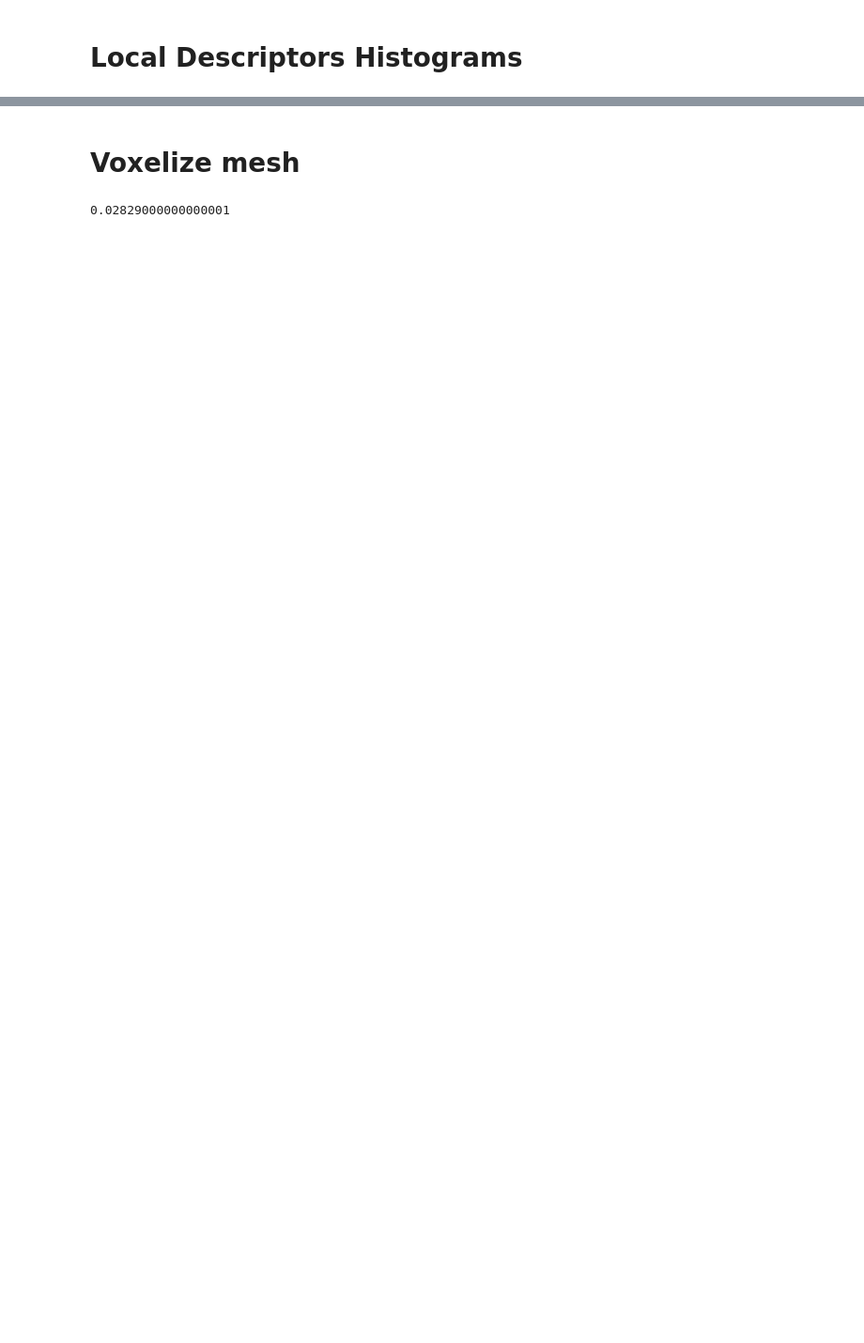
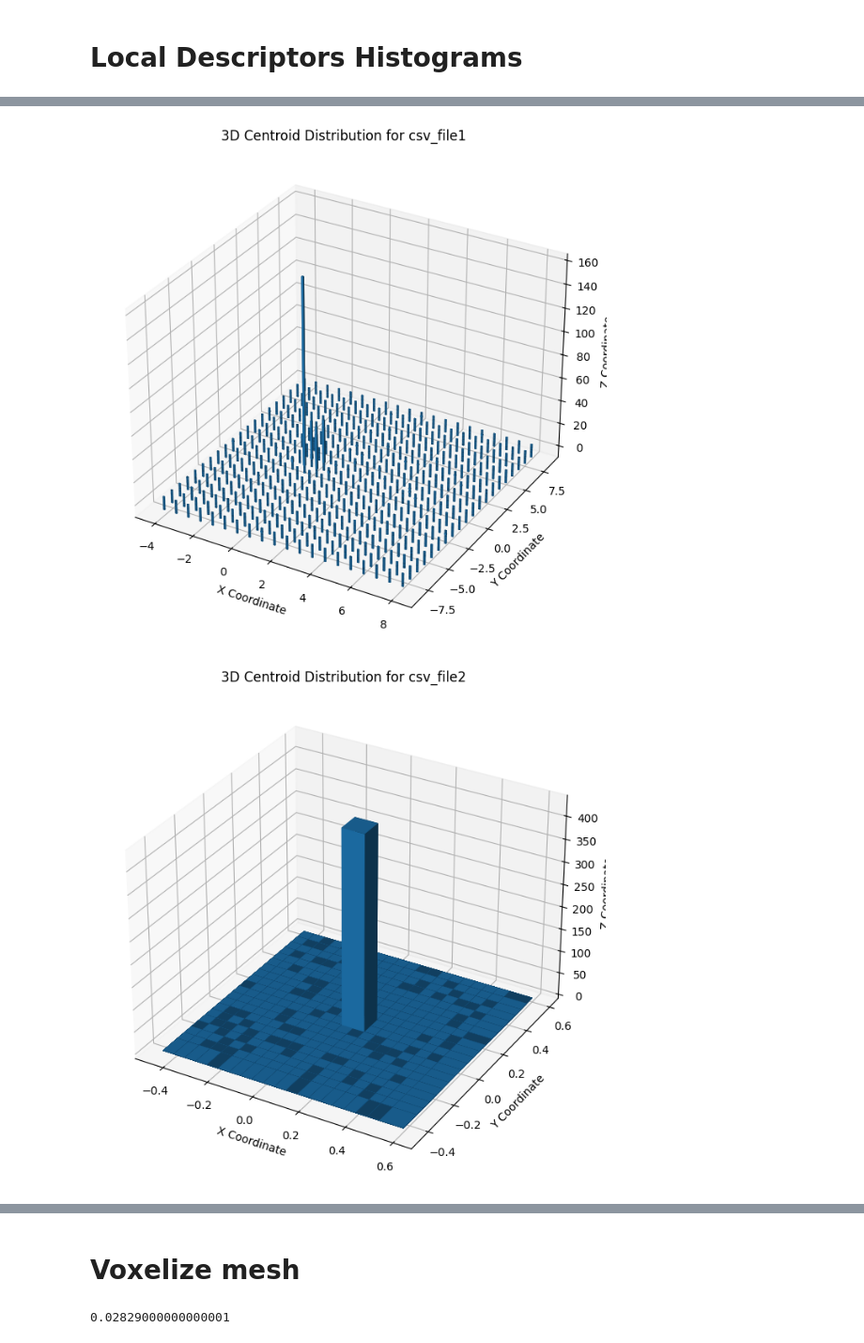
Before and after one commit to ChristosP1/content_based_multimedia_retrieval, a Jupyter notebook: test.ipynb, the cells around one changed output, grey strips where cells are left out. Shown at 94% size. Saved outputs shown, nothing was run; the diff lists cells and outputs as text; code cells hidden in the pictures; blank space fills up the shorter version.

```diff
--- a/test.ipynb
+++ b/test.ipynb
@@ -126,0 +224,53 @@ plot_multiple_lines(class_name, a3_histograms, file_names, num_bins=50)
+# %%
+import pandas as pd
+import matplotlib.pyplot as plt
+import numpy as np
+
+# Function to load the CSV file and extract the centroid coordinates
+def load_and_extract_centroids(csv_file):
+    df = pd.read_csv(csv_file)
+    # Simplifying centroid values to two decimal places and converting string to list
+    df['centroid'] = df['centroid'].apply(lambda x: [round(coord, 2) for coord in eval(x)])
+    centroids = np.array(df['centroid'].tolist())
+
+    # Filter out rows where any coordinate in the centroid is greater than 30
+    filtered_centroids = centroids[np.all(centroids <= 10, axis=1)]
+
+    return filtered_centroids
+
+# Function to plot a 3D histogram for the centroid distribution
+def plot_3d_histogram(centroids, file_name, bins=20):
+    fig = plt.figure(figsize=(10,8))
+    ax = fig.add_subplot(111, projection='3d')
+
+    # Split the centroids into x, y, and z components
+    x = centroids[:, 0]
+    y = centroids[:, 1]
+    z = centroids[:, 2]
+
+    # Create a 3D histogram
+    hist, edges = np.histogramdd((x, y, z), bins=bins)
+
+    # Define positions for the bars
+    xpos, ypos, zpos = np.meshgrid(edges[0][:-1] + 0.05, edges[1][:-1] + 0.05, edges[2][:-1] + 0.05, indexing="ij")
+
+    # Plot the bars in 3D space
+    ax.bar3d(xpos.ravel(), ypos.ravel(), zpos.ravel(), 0.1, 0.1, hist.ravel(), shade=True)
+
+    ax.set_xlabel('X Coordinate')
+    ax.set_ylabel('Y Coordinate')
+    ax.set_zlabel('Z Coordinate')
+    ax.set_title(f'3D Centroid Distribution for {file_name}')
+
+    plt.show()
+
+# Example usage with one of the CSV files
+# Replace 'csv_file1.csv' with your actual file paths
+centroids1 = load_and_extract_centroids('outputs/shapes_data_remeshed_cleaned.csv')
+plot_3d_histogram(centroids1, 'csv_file1')
+
+centroids2 = load_and_extract_centroids('outputs/shapes_data_normalized.csv')
+plot_3d_histogram(centroids2, 'csv_file2')
+# %% [output]
+[figure, added]
+[figure, added]
```
Also changed, not shown: parts of 9 cells of this notebook.
